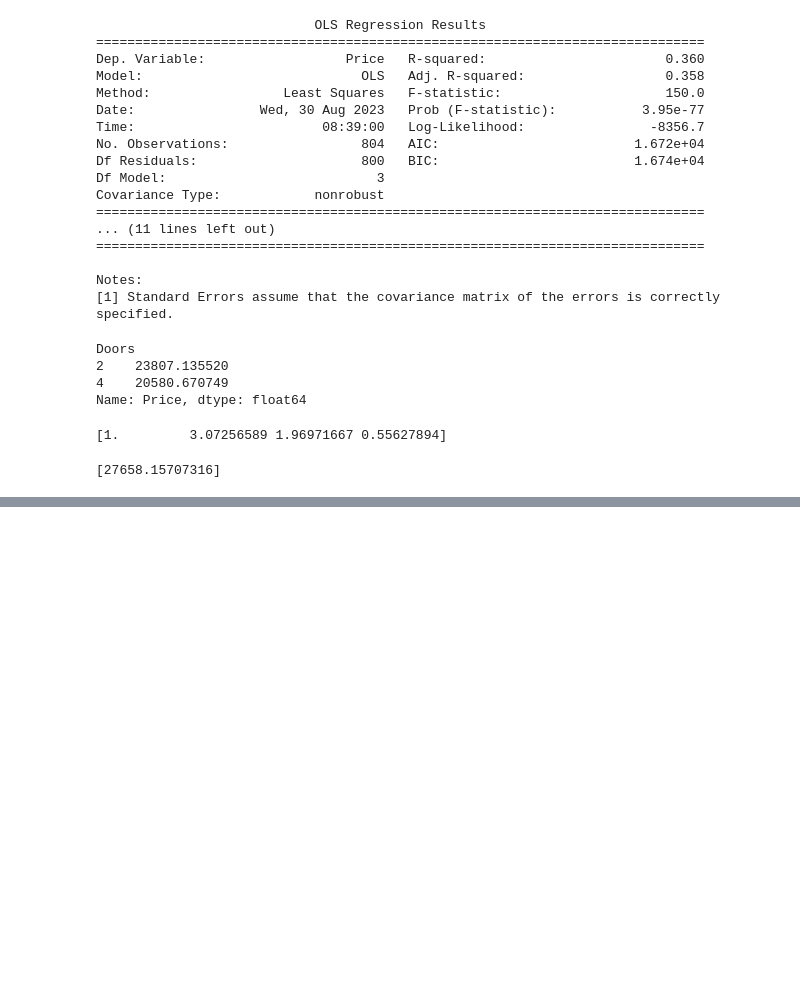
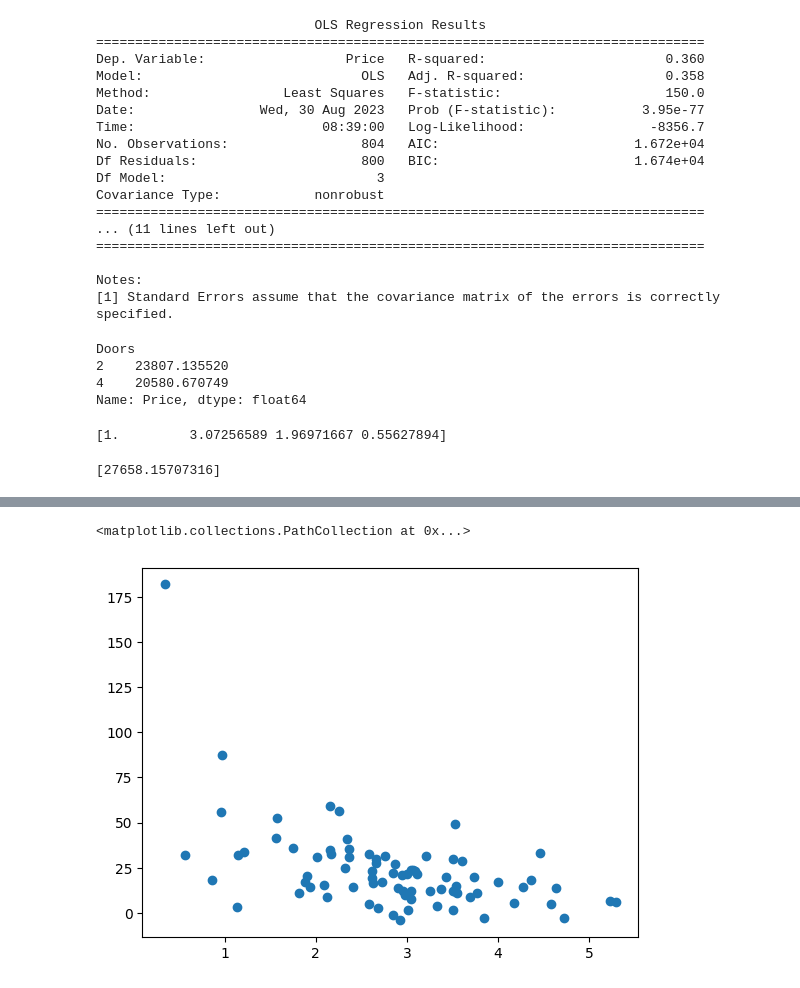
Before and after one commit to Bhagyashree-Bhattacharyya/Statistics, a Jupyter notebook: PredictiveModels.ipynb, the cells around one changed output, grey strips where cells are left out. Saved outputs shown, nothing was run; the diff lists cells and outputs as text; code cells hidden in the pictures; blank space fills up the shorter version.

```diff
--- a/PredictiveModels.ipynb
+++ b/PredictiveModels.ipynb
@@ -162,0 +185,5 @@ print(predicted)
+# %%
+plt.scatter(trainX, trainY)
+# %% [output]
+<matplotlib.collections.PathCollection at 0x...>
+[figure, added]
```
Also changed, not shown: parts of 17 cells of this notebook.
